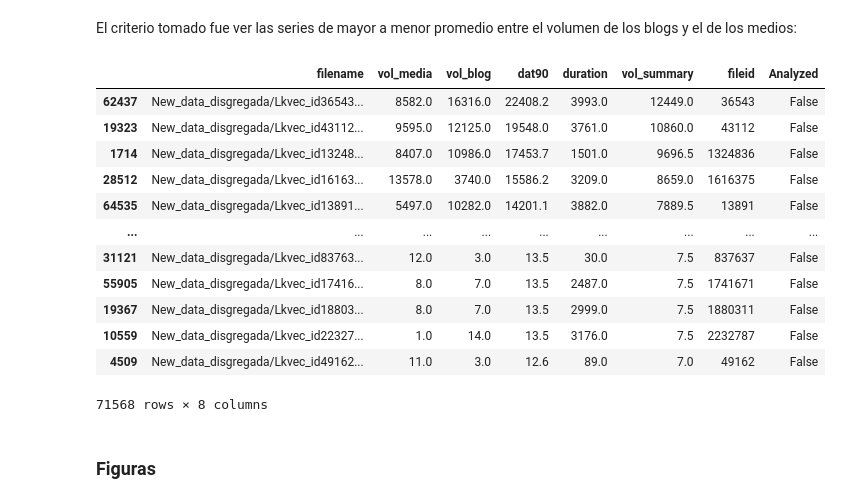
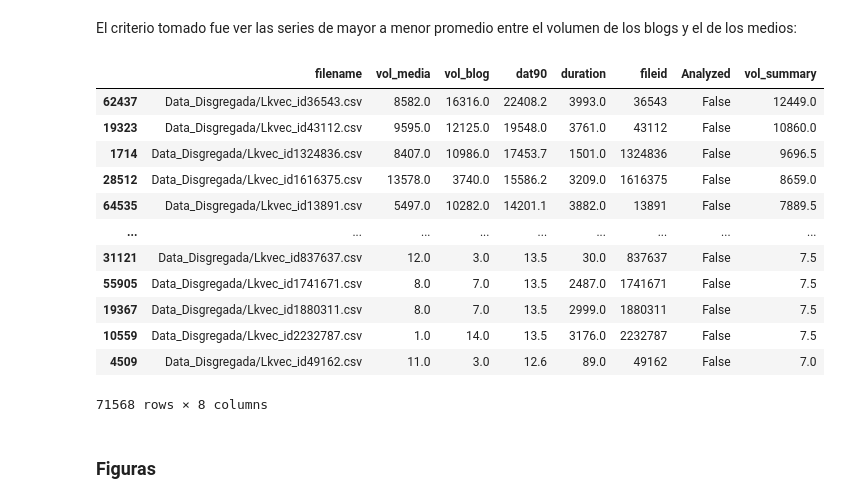
Before and after one commit to spinto88/Meme_proyect, a Jupyter notebook: Extraccion_datos_leskovec/Estadistica_series_completa.ipynb, the cells around one changed output. Saved outputs shown, nothing was run; the diff lists cells and outputs as text; code cells hidden in the pictures.

Commit message:
Extraccion y estadistica general listo

```diff
--- a/Extraccion_datos_leskovec/Estadistica_series_completa.ipynb
+++ b/Extraccion_datos_leskovec/Estadistica_series_completa.ipynb
@@ -63,3 +62,3 @@ data2save.to_csv('Estadistica_series_leskovec.csv', index = False)
 # %%
 # Levanto el archivo en caso de ya haber sido creado
-data2save = pd.read_csv('Estadistica_series_leskovec.csv')
+data_statistics = pd.read_csv('Estadistica_series_leskovec.csv')
@@ -70,22 +75,22 @@ En qué parte de los espacios de volumen y duración caen.
 # %% [markdown]
 El criterio tomado fue ver las series de mayor a menor promedio entre el volumen de los blogs y el de los medios:
 # %%
-data2save['vol_summary'] = 0.5*(data2save['vol_media'] + data2save['vol_blog'])
+data_statistics['vol_summary'] = 0.5*(data_statistics['vol_media'] + data_statistics['vol_blog'])
 # %%
-data2save.sort_values(by = 'vol_summary', ascending = False)
+data_statistics.sort_values(by = 'vol_summary', ascending = False)
 # %% [output]
-|  | filename | vol_media | vol_blog | dat90 | duration | vol_summary | fileid | Analyzed |
-| 62437 | New_data_disgregada/Lkvec_id36543... | 8582.0 | 16316.0 | 22408.2 | 3993.0 | 12449.0 | 36543 | False |
-| 19323 | New_data_disgregada/Lkvec_id43112... | 9595.0 | 12125.0 | 19548.0 | 3761.0 | 10860.0 | 43112 | False |
-| 1714 | New_data_disgregada/Lkvec_id13248... | 8407.0 | 10986.0 | 17453.7 | 1501.0 | 9696.5 | 1324836 | False |
-| 28512 | New_data_disgregada/Lkvec_id16163... | 13578.0 | 3740.0 | 15586.2 | 3209.0 | 8659.0 | 1616375 | False |
-| 64535 | New_data_disgregada/Lkvec_id13891... | 5497.0 | 10282.0 | 14201.1 | 3882.0 | 7889.5 | 13891 | False |
+|  | filename | vol_media | vol_blog | dat90 | duration | fileid | Analyzed | vol_summary |
+| 62437 | Data_Disgregada/Lkvec_id36543.csv | 8582.0 | 16316.0 | 22408.2 | 3993.0 | 36543 | False | 12449.0 |
+| 19323 | Data_Disgregada/Lkvec_id43112.csv | 9595.0 | 12125.0 | 19548.0 | 3761.0 | 43112 | False | 10860.0 |
+| 1714 | Data_Disgregada/Lkvec_id1324836.csv | 8407.0 | 10986.0 | 17453.7 | 1501.0 | 1324836 | False | 9696.5 |
+| 28512 | Data_Disgregada/Lkvec_id1616375.csv | 13578.0 | 3740.0 | 15586.2 | 3209.0 | 1616375 | False | 8659.0 |
+| 64535 | Data_Disgregada/Lkvec_id13891.csv | 5497.0 | 10282.0 | 14201.1 | 3882.0 | 13891 | False | 7889.5 |
 | ... | ... | ... | ... | ... | ... | ... | ... | ... |
-| 31121 | New_data_disgregada/Lkvec_id83763... | 12.0 | 3.0 | 13.5 | 30.0 | 7.5 | 837637 | False |
-| 55905 | New_data_disgregada/Lkvec_id17416... | 8.0 | 7.0 | 13.5 | 2487.0 | 7.5 | 1741671 | False |
-| 19367 | New_data_disgregada/Lkvec_id18803... | 8.0 | 7.0 | 13.5 | 2999.0 | 7.5 | 1880311 | False |
-| 10559 | New_data_disgregada/Lkvec_id22327... | 1.0 | 14.0 | 13.5 | 3176.0 | 7.5 | 2232787 | False |
-| 4509 | New_data_disgregada/Lkvec_id49162... | 11.0 | 3.0 | 12.6 | 89.0 | 7.0 | 49162 | False |
+| 31121 | Data_Disgregada/Lkvec_id837637.csv | 12.0 | 3.0 | 13.5 | 30.0 | 837637 | False | 7.5 |
+| 55905 | Data_Disgregada/Lkvec_id1741671.csv | 8.0 | 7.0 | 13.5 | 2487.0 | 1741671 | False | 7.5 |
+| 19367 | Data_Disgregada/Lkvec_id1880311.csv | 8.0 | 7.0 | 13.5 | 2999.0 | 1880311 | False | 7.5 |
+| 10559 | Data_Disgregada/Lkvec_id2232787.csv | 1.0 | 14.0 | 13.5 | 3176.0 | 2232787 | False | 7.5 |
+| 4509 | Data_Disgregada/Lkvec_id49162.csv | 11.0 | 3.0 | 12.6 | 89.0 | 49162 | False | 7.0 |
 71568 rows × 8 columns
 # %% [markdown]
 ### Figuras
```
Also changed, not shown: parts of 8 cells of this notebook, 7 other files.
